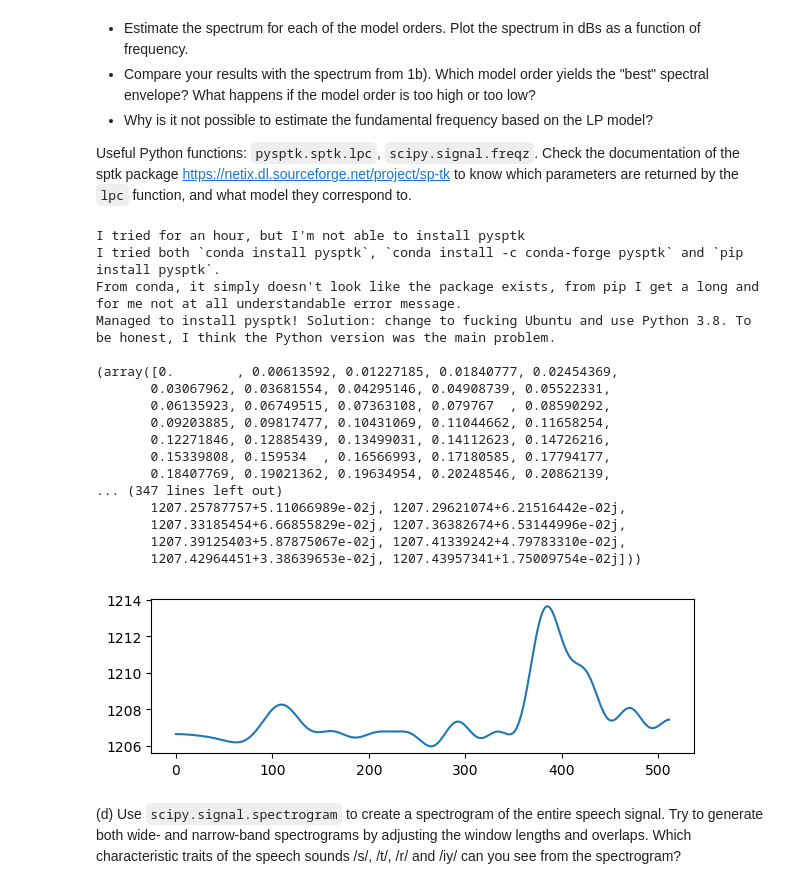
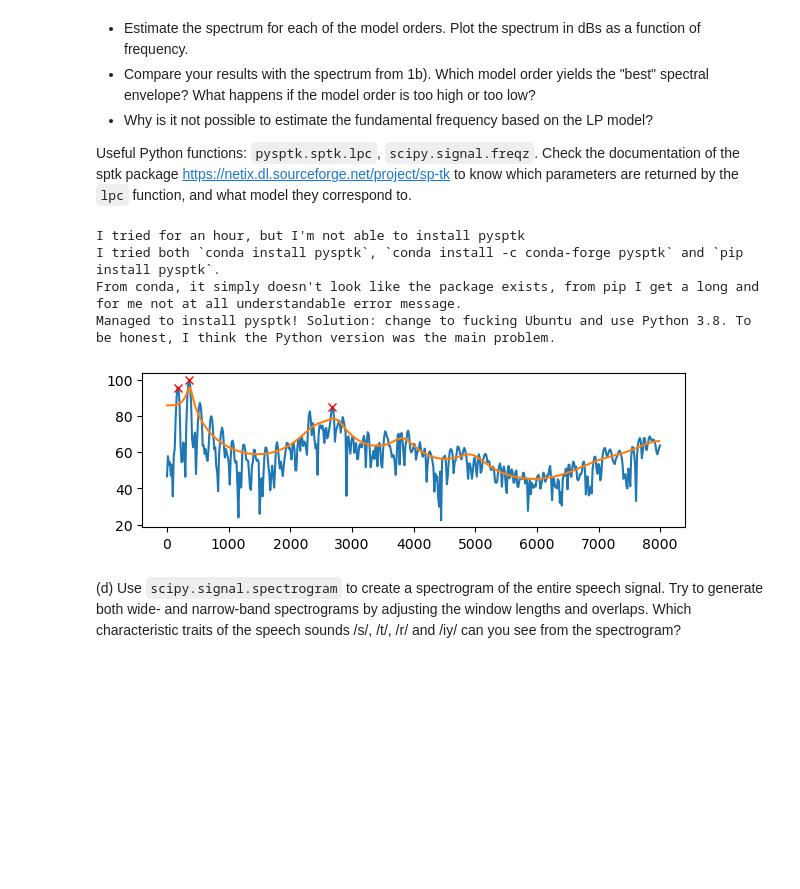
Before and after one commit to sigurdo/maskinlaring_for-signalbehandling, a Jupyter notebook: oving_1/TTT4185_assignment_1_2022-09-02.ipynb, the cells around one changed output. Cells and saved outputs as stored; diff of their text form; code cells hidden in the pictures; blank space fills up the shorter version.

```diff
--- a/oving_1/TTT4185_assignment_1_2022-09-02.ipynb
+++ b/oving_1/TTT4185_assignment_1_2022-09-02.ipynb
@@ -116,36 +116,22 @@ Useful Python functions: `pysptk.sptk.lpc`, `scipy.signal.freqz`. Check the docu
 # %%
 print("I tried for an hour, but I'm not able to install pysptk")
 print("I tried both `conda install pysptk`, `conda install -c conda-forge pysptk` and `pip install pysptk`.")
 print("From conda, it simply doesn't look like the package exists, from pip I get a long and for me not at all understandable error message.")
 print("Managed to install pysptk! Solution: change to fucking Ubuntu and use Python 3.8. To be honest, I think the Python version was the main problem.")
-print()
 
 fig, (plt1) = plt.subplots(1, 1, figsize=(7,2))
 
-lpc = pysptk.lpc(vowel_after_hamming)
-lpc_spectrum = scipy.signal.freqz(lpc)
-print(lpc_spectrum)
-plt1.plot(lpc_spectrum[1])
+G, *A = pysptk.lpc(vowel_after_hamming, order=16)
+lpc_frequencies, lpc_spectrum = scipy.signal.freqz(b=G, a=[1, *A], fs=SAMPLE_RATE)
+plot_with_linspace(plt1, vowel_fft_after_hamming_db, 0, 0.5 * SAMPLE_RATE, marker="x", markeredgecolor="r",  markevery=peaks)
+plt1.plot(lpc_frequencies, db(np.abs(lpc_spectrum)))
 plt.show()
 # %% [output]
 I tried for an hour, but I'm not able to install pysptk
 I tried both `conda install pysptk`, `conda install -c conda-forge pysptk` and `pip install pysptk`.
 From conda, it simply doesn't look like the package exists, from pip I get a long and for me not at all understandable error message.
 Managed to install pysptk! Solution: change to fucking Ubuntu and use Python 3.8. To be honest, I think the Python version was the main problem.
-
-(array([0.        , 0.00613592, 0.01227185, 0.01840777, 0.02454369,
-       0.03067962, 0.03681554, 0.04295146, 0.04908739, 0.05522331,
-       0.06135923, 0.06749515, 0.07363108, 0.079767  , 0.08590292,
-       0.09203885, 0.09817477, 0.10431069, 0.11044662, 0.11658254,
-       0.12271846, 0.12885439, 0.13499031, 0.14112623, 0.14726216,
-       0.15339808, 0.159534  , 0.16566993, 0.17180585, 0.17794177,
-       0.18407769, 0.19021362, 0.19634954, 0.20248546, 0.20862139,
-... (347 lines left out)
-       1207.25787757+5.11066989e-02j, 1207.29621074+6.21516442e-02j,
-       1207.33185454+6.66855829e-02j, 1207.36382674+6.53144996e-02j,
-       1207.39125403+5.87875067e-02j, 1207.41339242+4.79783310e-02j,
-       1207.42964451+3.38639653e-02j, 1207.43957341+1.75009754e-02j]))
-[figure, old version]
+[figure, new version]
 # %% [markdown]
 (d) Use `scipy.signal.spectrogram` to create a spectrogram of the entire speech signal. Try to generate both wide- and narrow-band spectrograms by adjusting the window lengths and overlaps. Which characteristic traits of the speech sounds /s/, /t/, /r/ and /iy/ can you see from the spectrogram?
 # %% [markdown]
```
